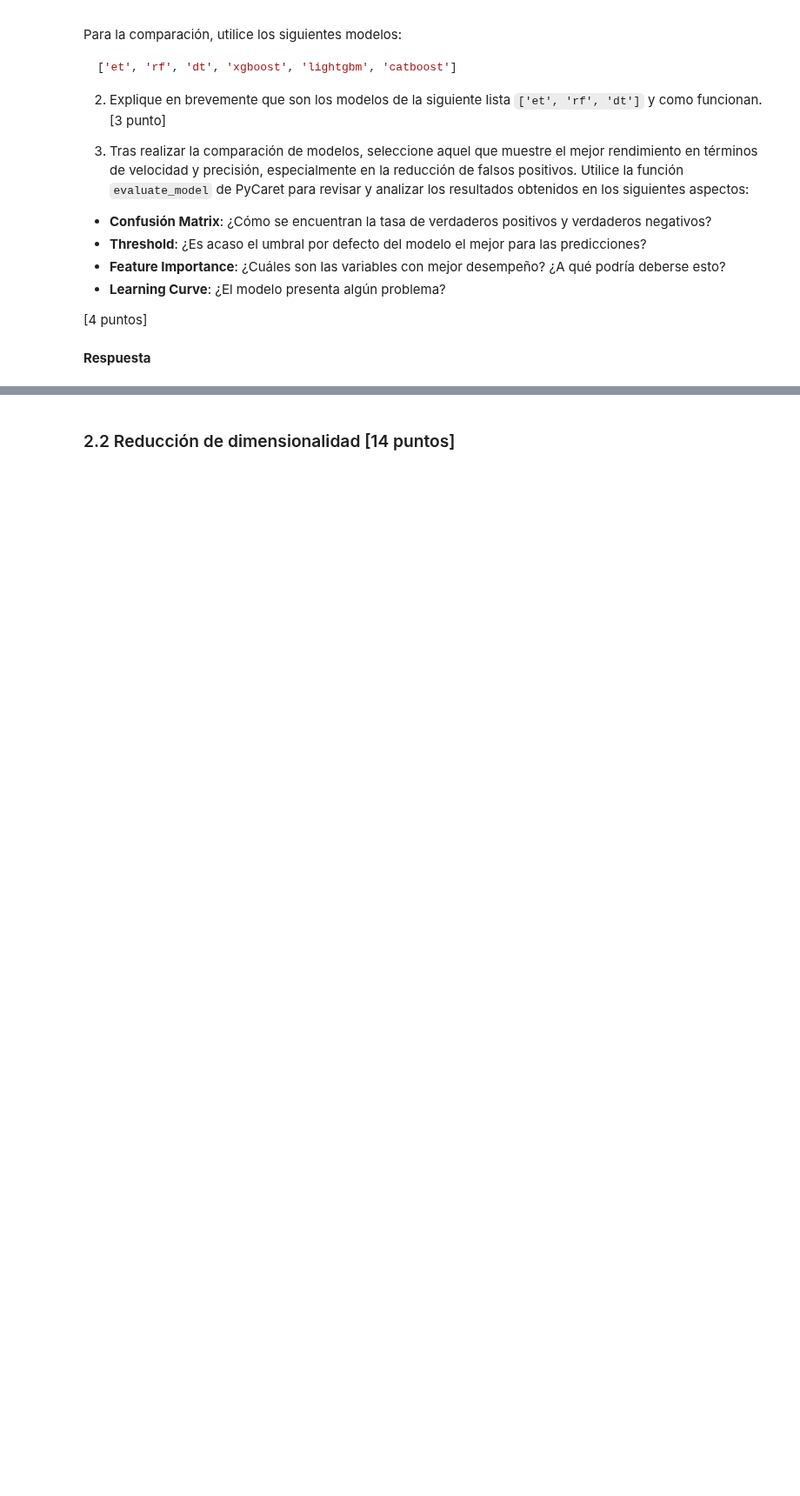
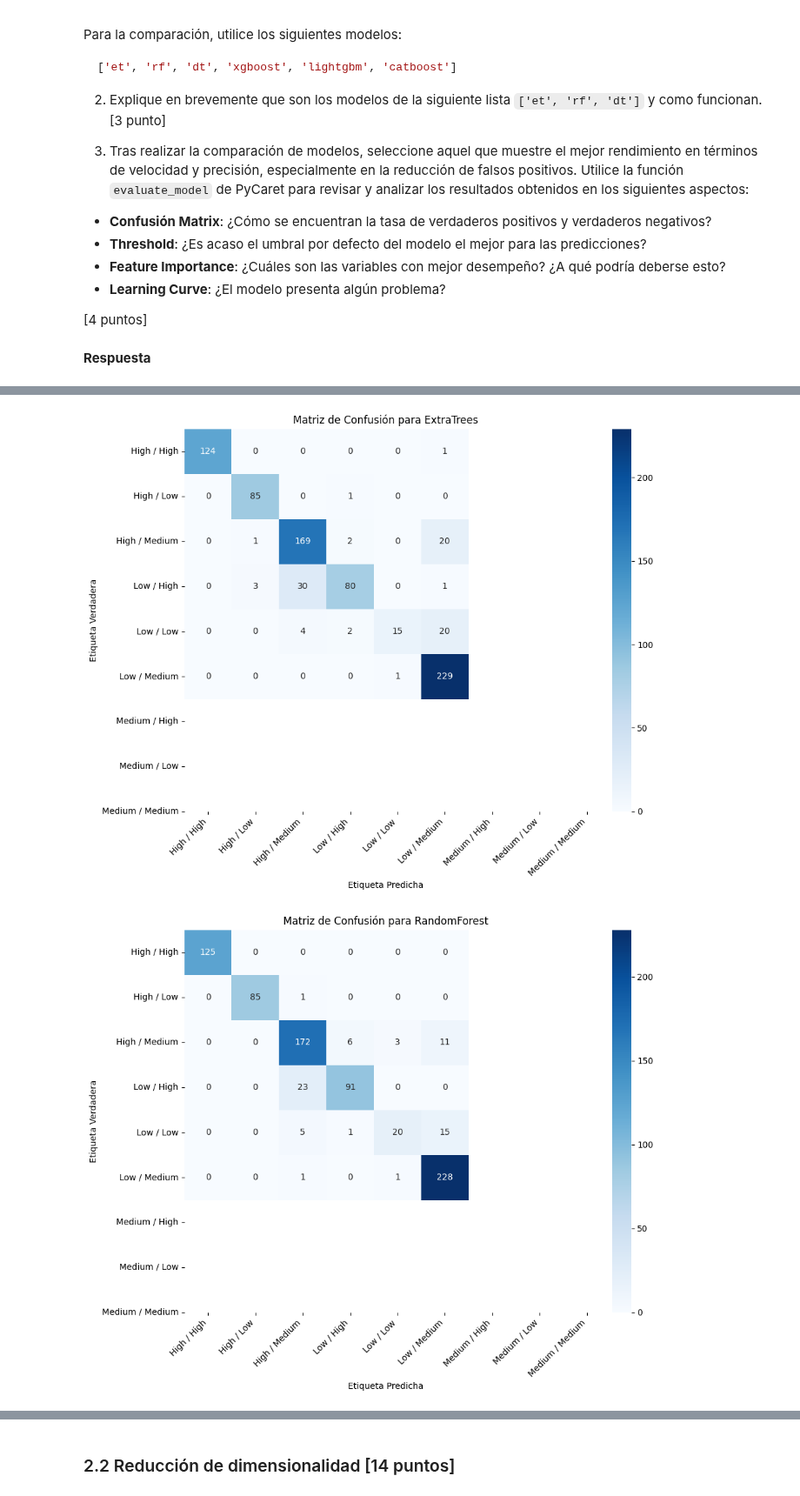
Before and after one commit to Qajirr/MDS7202-Labs, a Jupyter notebook: Lab 7 - Clasificación/Lab_7_enunciado.ipynb, the cells around one changed output, grey strips where cells are left out. Shown at 87% size. Saved outputs shown, nothing was run; the diff lists cells and outputs as text; code cells hidden in the pictures; blank space fills up the shorter version.

```diff
--- a/Lab 7 - Clasificación/Lab_7_enunciado.ipynb
+++ b/Lab 7 - Clasificación/Lab_7_enunciado.ipynb
@@ -415,0 +559,41 @@ os.environ["PYCARET_CUSTOM_LOGGING_LEVEL"] = "CRITICAL"
+# %%
+from sklearn.metrics import confusion_matrix
+import seaborn as sns
+import matplotlib.pyplot as plt
+
+# Asumiendo que 'models', 'X_test', 'y_test', y 'le' están definidos de la ejecución anterior
+
+def plot_confusion_matrix(model, X_test, y_test, model_name, le):
+    y_pred = model.predict(X_test)
+    cm = confusion_matrix(y_test, y_pred)
+
+    plt.figure(figsize=(10, 8))
+    sns.heatmap(cm, annot=True, fmt='d', cmap='Blues')
+    plt.title(f'Matriz de Confusión para {model_name}')
+    plt.ylabel('Etiqueta Verdadera')
+    plt.xlabel('Etiqueta Predicha')
+
+    # Ajustar las etiquetas
+    tick_marks = np.arange(len(le.classes_))
+    plt.xticks(tick_marks + 0.5, le.classes_, rotation=45, ha='right')
+    plt.yticks(tick_marks + 0.5, le.classes_, rotation=0)
+
+    plt.tight_layout()
+    plt.show()
+
+# Generar y mostrar matrices de confusión para cada modelo
+for name, model in models.items():
+    plot_confusion_matrix(model, X_test, y_test, name, le)
+
+# Calcular y mostrar tasas de falsos positivos
+print("\nTasas de Falsos Positivos por Modelo:")
+for name, model in models.items():
+    y_pred = model.predict(X_test)
+    cm = confusion_matrix(y_test, y_pred)
+    fp = cm.sum(axis=0) - np.diag(cm)
+    total = cm.sum(axis=0)
+    fp_rate = fp / total
+    print(f"{name}: {fp_rate.mean():.4f}")
+# %% [output]
+[figure, added]
+[figure, added]
```
Also changed, not shown: parts of 9 cells of this notebook.
